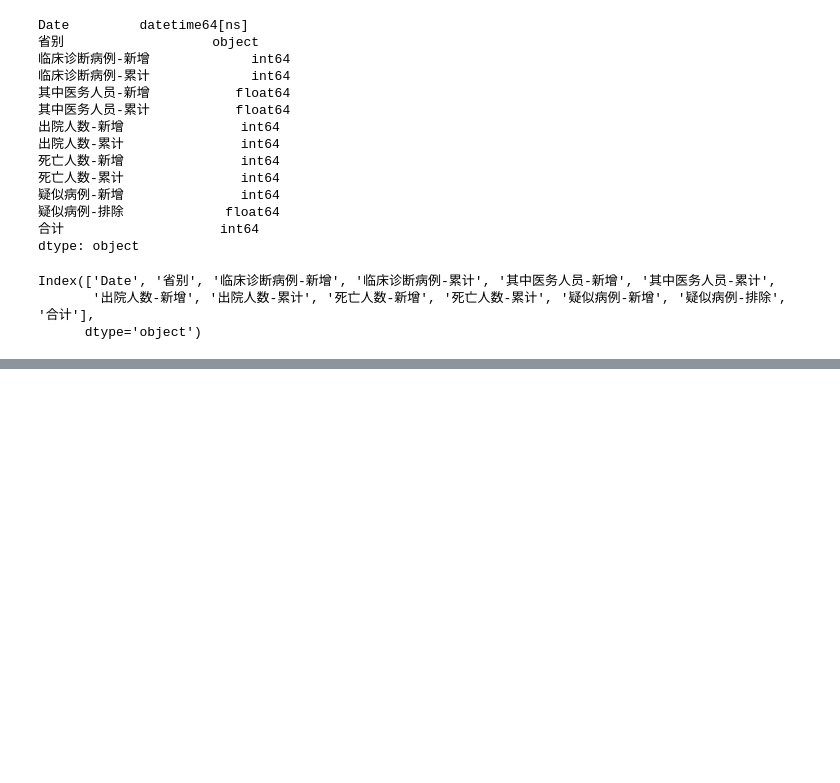
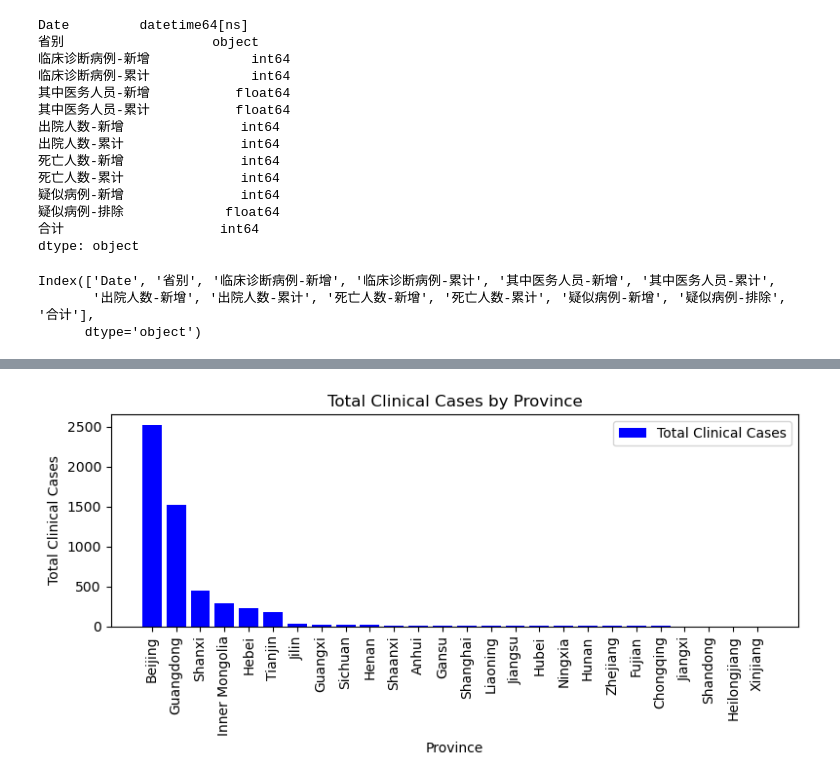
Before and after one commit to morreene/sars2003.com, a Jupyter notebook: data-analysis.ipynb, the cells around one changed output, grey strips where cells are left out. Cells and saved outputs as stored; diff of their text form; code cells hidden in the pictures; blank space fills up the shorter version.

```diff
--- a/data-analysis.ipynb
+++ b/data-analysis.ipynb
@@ -98,0 +138,25 @@ data.to_csv('data-20230820.csv')
+# %%
+
+# Group the data by Province and sum up the total clinical cases and total deaths for each province
+
+province_data = df.groupby('Province')[['Total Clinical Cases', 'Total Deaths']].max().reset_index()
+
+# Sort the data by total clinical cases for better visualization
+province_data.sort_values('Total Clinical Cases', ascending=False, inplace=True)
+
+# Initialize the bar chart
+plt.figure(figsize=(8, 4))
+
+# Create a bar chart for Total Clinical Cases by Province
+plt.bar(province_data['Province'], province_data['Total Clinical Cases'], color='b', label='Total Clinical Cases')
+plt.title('Total Clinical Cases by Province')
+plt.xlabel('Province')
+plt.ylabel('Total Clinical Cases')
+plt.xticks(rotation=90)
+plt.legend()
+
+# Show the bar chart
+plt.tight_layout()
+plt.show()
+# %% [output]
+[figure, added]
```
Also changed, not shown: parts of 6 cells of this notebook, 1 other file.
